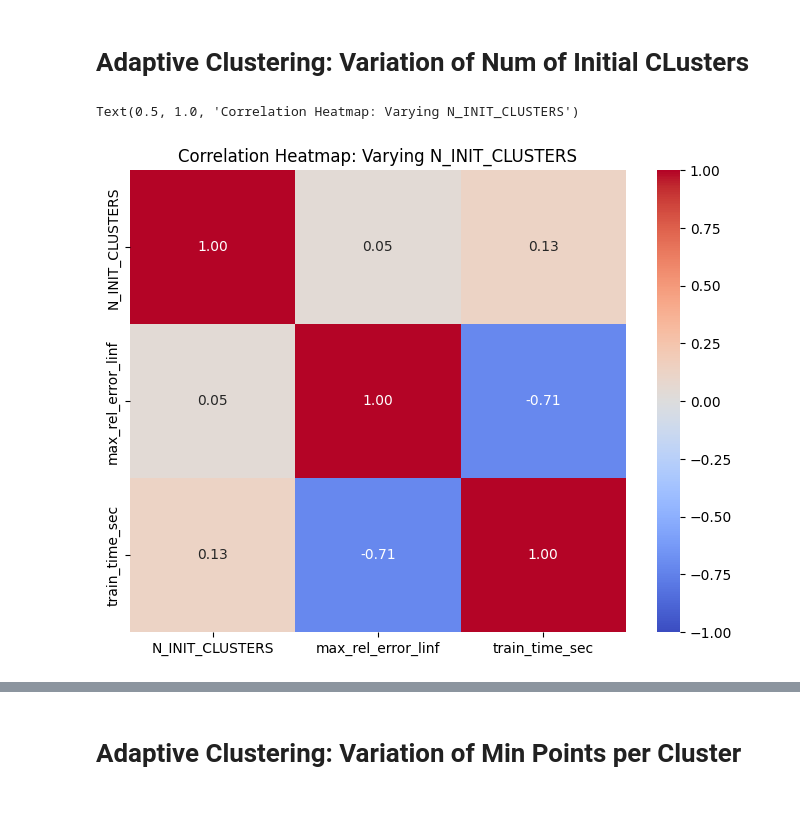
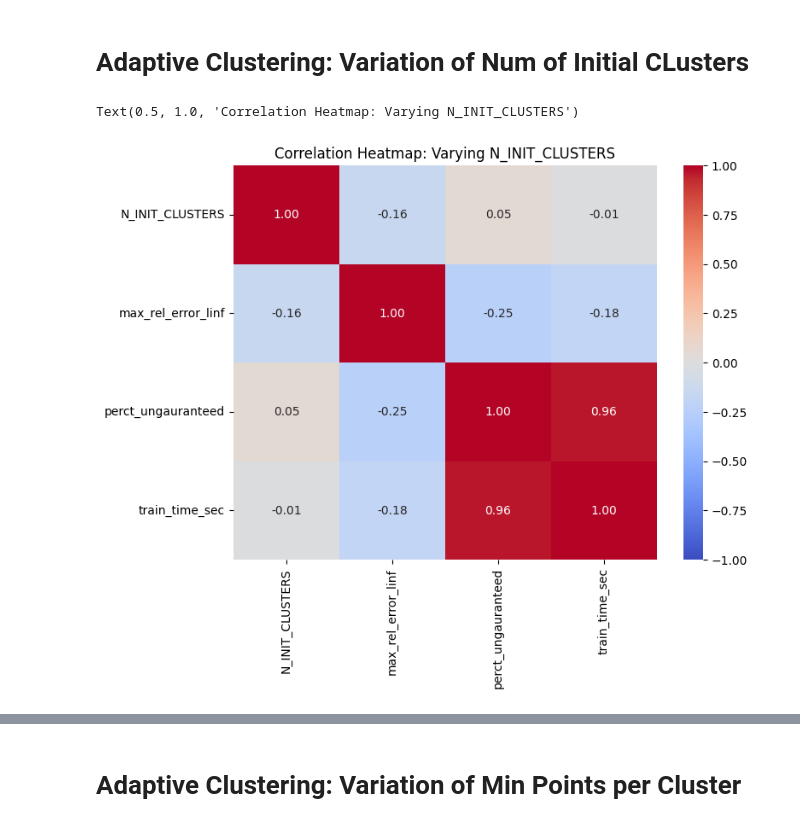
Before and after one commit to ut-padas/affini, a Jupyter notebook: ics26_eda.ipynb, the cells around one changed output, grey strips where cells are left out. Saved outputs shown, nothing was run; the diff lists cells and outputs as text; code cells hidden in the pictures.

```diff
--- a/ics26_eda.ipynb
+++ b/ics26_eda.ipynb
@@ -125,15 +125,22 @@ ac_n_init_dir = ICS26_DIR / "adaptive_clustering_global_vs_n_init_clusters"
 csv_path = ac_n_init_dir / "summary.csv"
 
 df_ac_ninit = pd.read_csv(csv_path)
+df_ac_ninit["ROSENBROCK_DIM_A_ERR"] = (
+    df_ac_ninit["dim"].astype(str)
+    + "D_"
+    + df_ac_ninit["ROSENBROCK_A"].astype(str)
+    + "A_"
+    + df_ac_ninit["ERROR_SCALING_METHOD"].astype(str)
+)
 # %%
-cols = ["N_INIT_CLUSTERS", "max_rel_error_linf", "train_time_sec"]
+cols = ["N_INIT_CLUSTERS", "max_rel_error_linf", "perct_ungauranteed", "train_time_sec"]
 corr_df = df_ac_ninit[cols].corr()
 plt.figure(figsize=(8, 6))
 sns.heatmap(corr_df, annot=True, cmap="coolwarm", fmt=".2f", vmin=-1, vmax=1)
 plt.title("Correlation Heatmap: Varying N_INIT_CLUSTERS")
 # %% [output]
 Text(0.5, 1.0, 'Correlation Heatmap: Varying N_INIT_CLUSTERS')
-[figure, old version]
+[figure, new version]
 # %%
 plt.figure(figsize=(16, 6))
 plt.subplot(1, 2, 1)
```
Also changed, not shown: parts of 14 cells of this notebook, 3 other files.
